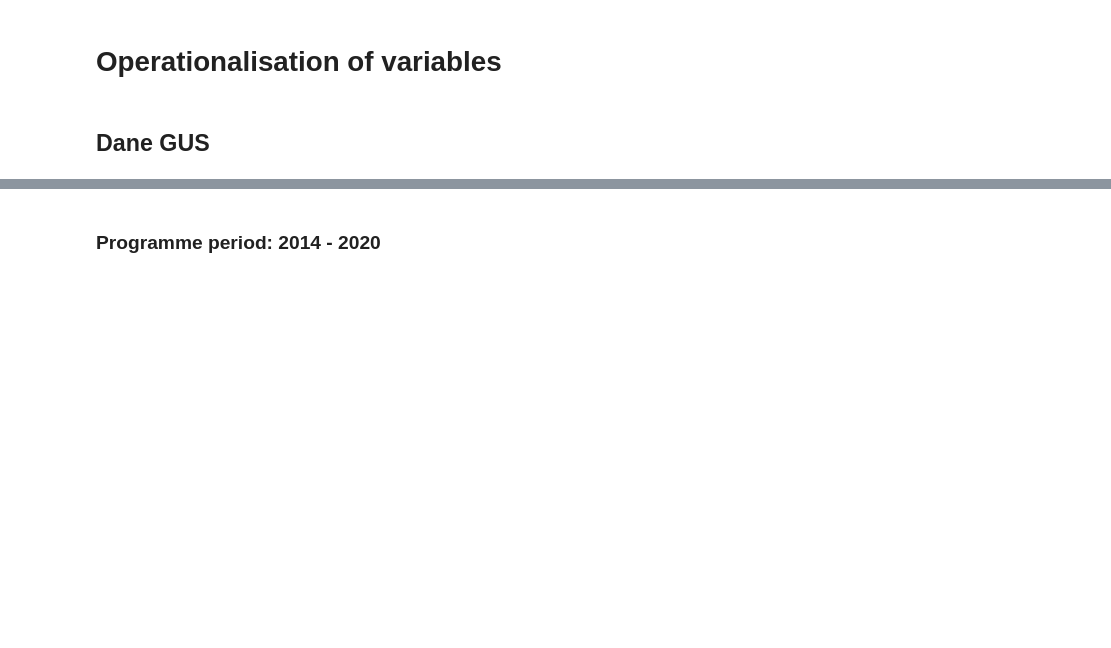
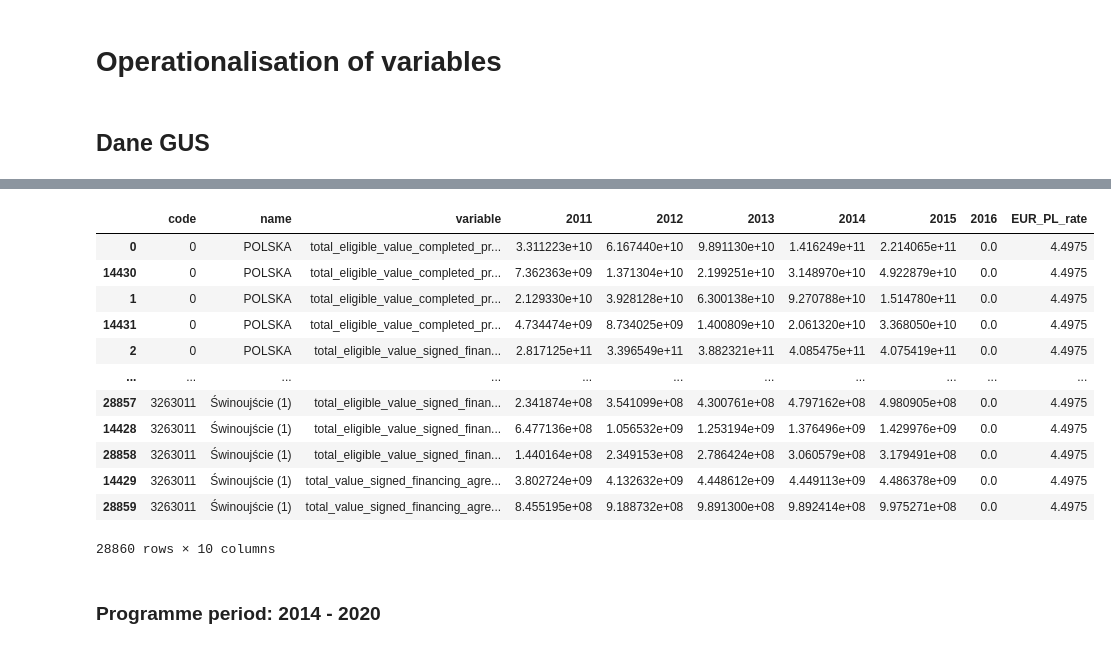
Before and after one commit to aleksandrajaremko/Policy-paper, a Jupyter notebook: code/processing/GUS_processing.ipynb, the cells around one changed output, grey strips where cells are left out. Saved outputs shown, nothing was run; the diff lists cells and outputs as text; code cells hidden in the pictures; blank space fills up the shorter version.

Commit message:
Update pipeline for project --> powiat aggregation and helper functions script + upload clean data

```diff
--- a/code/processing/GUS_processing.ipynb
+++ b/code/processing/GUS_processing.ipynb
@@ -29,0 +73,2 @@ os.getcwd()
+# %%
+PL_projects_07_13 = PL_projects_07_13[cols_to_keep]
@@ -29,0 +108,2 @@ os.getcwd()
+# %%
+PL_projects_07_13.rename(columns=cols_rename_dict, inplace=True)
@@ -30,3 +144,37 @@ os.getcwd()
+# %%
+df_final['EUR_PL_rate'] = 4.4975
+# %%
+# 1. Define the columns that contain the values to convert
+year_cols = ['2011', '2012', '2013', '2014', '2015', '2016']
+exchange_rate = 4.4975
+
+# 2. Create a copy of the dataframe so we don't overwrite the PLN data
+df_eur = df_final.copy()
+
+# 3. Perform the conversion (Division)
+df_eur[year_cols] = df_eur[year_cols] / exchange_rate
+
+# 4. Update the 'variable' column name to reflect the change
+df_eur['variable'] = df_eur['variable'] + '_EUR'
+
+df_combined = pd.concat([df_final, df_eur], ignore_index=True)
+df_combined = df_combined.sort_values(by=['code', 'variable'])
+# %%
+df_combined.to_parquet(r'data/clean/treatment/eu_flows/gmina_FE_2007_13_pln_eur.parquet')
+# %% [output]
+|  | code | name | variable | 2011 | 2012 | 2013 | 2014 | 2015 | 2016 | EUR_PL_rate |
+| 0 | 0 | POLSKA | total_eligible_value_completed_pr... | 3.311223e+10 | 6.167440e+10 | 9.891130e+10 | 1.416249e+11 | 2.214065e+11 | 0.0 | 4.4975 |
+| 14430 | 0 | POLSKA | total_eligible_value_completed_pr... | 7.362363e+09 | 1.371304e+10 | 2.199251e+10 | 3.148970e+10 | 4.922879e+10 | 0.0 | 4.4975 |
+| 1 | 0 | POLSKA | total_eligible_value_completed_pr... | 2.129330e+10 | 3.928128e+10 | 6.300138e+10 | 9.270788e+10 | 1.514780e+11 | 0.0 | 4.4975 |
+| 14431 | 0 | POLSKA | total_eligible_value_completed_pr... | 4.734474e+09 | 8.734025e+09 | 1.400809e+10 | 2.061320e+10 | 3.368050e+10 | 0.0 | 4.4975 |
+| 2 | 0 | POLSKA | total_eligible_value_signed_finan... | 2.817125e+11 | 3.396549e+11 | 3.882321e+11 | 4.085475e+11 | 4.075419e+11 | 0.0 | 4.4975 |
+| ... | ... | ... | ... | ... | ... | ... | ... | ... | ... | ... |
+| 28857 | 3263011 | Świnoujście (1) | total_eligible_value_signed_finan... | 2.341874e+08 | 3.541099e+08 | 4.300761e+08 | 4.797162e+08 | 4.980905e+08 | 0.0 | 4.4975 |
+| 14428 | 3263011 | Świnoujście (1) | total_eligible_value_signed_finan... | 6.477136e+08 | 1.056532e+09 | 1.253194e+09 | 1.376496e+09 | 1.429976e+09 | 0.0 | 4.4975 |
+| 28858 | 3263011 | Świnoujście (1) | total_eligible_value_signed_finan... | 1.440164e+08 | 2.349153e+08 | 2.786424e+08 | 3.060579e+08 | 3.179491e+08 | 0.0 | 4.4975 |
+| 14429 | 3263011 | Świnoujście (1) | total_value_signed_financing_agre... | 3.802724e+09 | 4.132632e+09 | 4.448612e+09 | 4.449113e+09 | 4.486378e+09 | 0.0 | 4.4975 |
+| 28859 | 3263011 | Świnoujście (1) | total_value_signed_financing_agre... | 8.455195e+08 | 9.188732e+08 | 9.891300e+08 | 9.892414e+08 | 9.975271e+08 | 0.0 | 4.4975 |
+28860 rows × 10 columns
 # %% [markdown]
 ### Programme period: 2014 - 2020
 # %%
```
Also changed, not shown: parts of 66 cells of this notebook, 10 other files.
